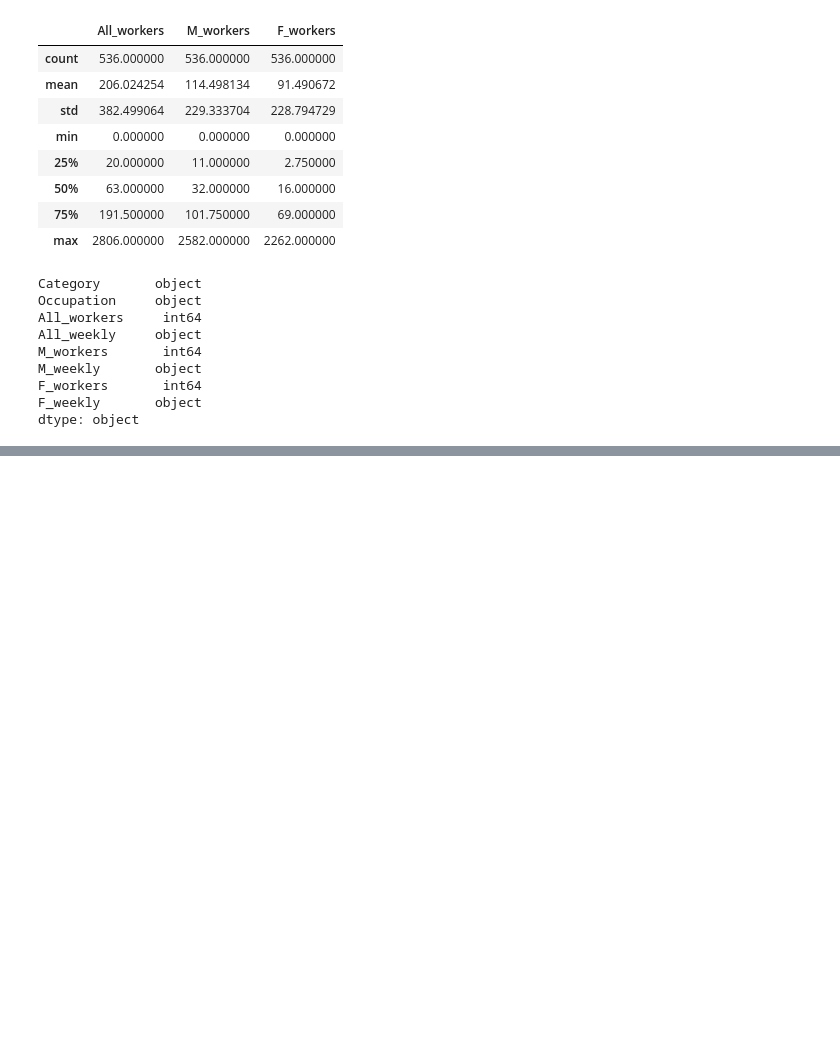
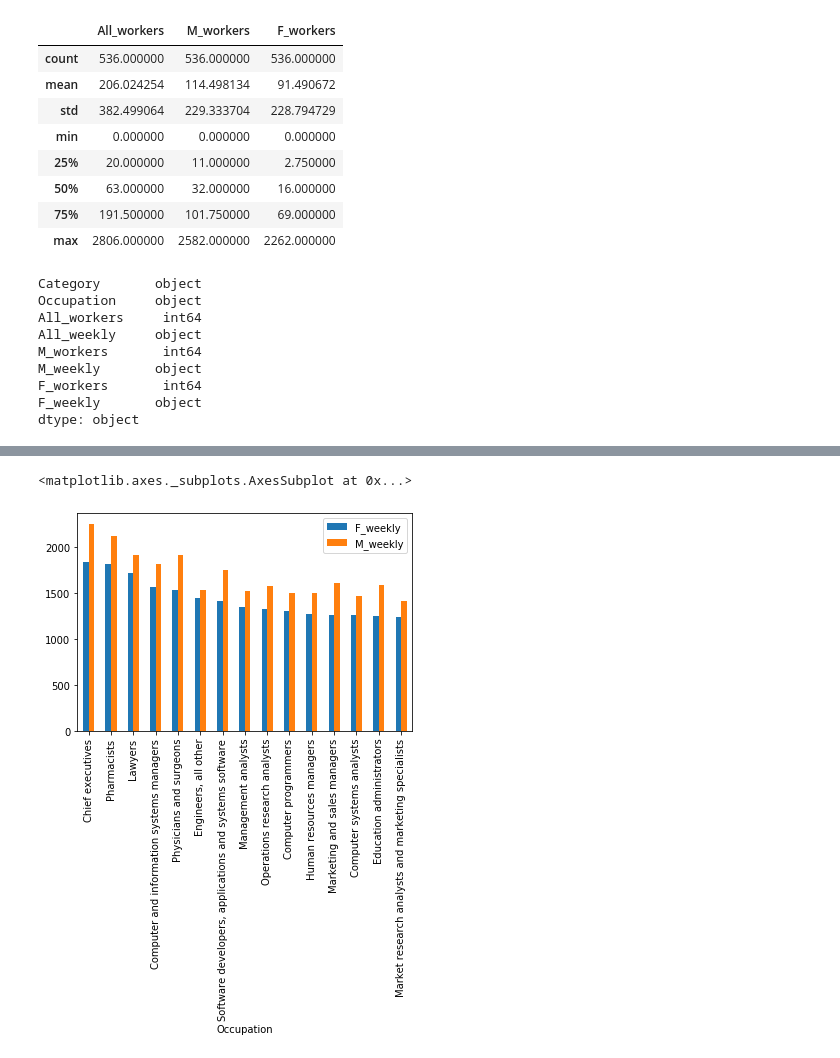
Before and after one commit to sghenimi/ScratchML, a Jupyter notebook: women_salary_data.ipynb, the cells around one changed output, grey strips where cells are left out. Drawn from its saved outputs; the diff is of its cells as text; code cells hidden in the pictures; blank space fills up the shorter version.

```diff
--- a/women_salary_data.ipynb
+++ b/women_salary_data.ipynb
@@ -80,0 +97,2 @@ AttributeError: ignored
+# %%
+df.M_weekly = pd.to_numeric(df.M_weekly, errors='coerce')
@@ -80,0 +148,3 @@ AttributeError: ignored
+# %%
+df_cleaned = df.dropna()
+df_cleaned.shape
@@ -80,0 +153,3 @@ AttributeError: ignored
+# %%
+df_top_salary = df_cleaned.sort_values(by='F_weekly',ascending=False)
+df_top_salary.head(5)
@@ -80,0 +163,3 @@ AttributeError: ignored
+# %%
+df_comp_salary = df_top_salary.set_index('Occupation')
+df_comp_salary
@@ -80,0 +198,5 @@ AttributeError: ignored
+# %%
+df_comp_salary[['F_weekly', 'M_weekly']][:15].plot.bar()
+# %% [output]
+<matplotlib.axes._subplots.AxesSubplot at 0x...>
+[figure, added]
```
Also changed, not shown: parts of 24 cells of this notebook.
